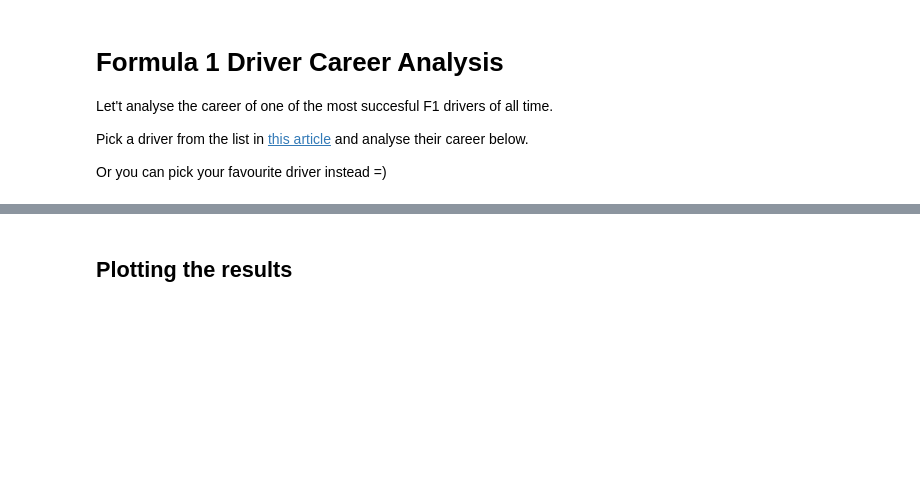
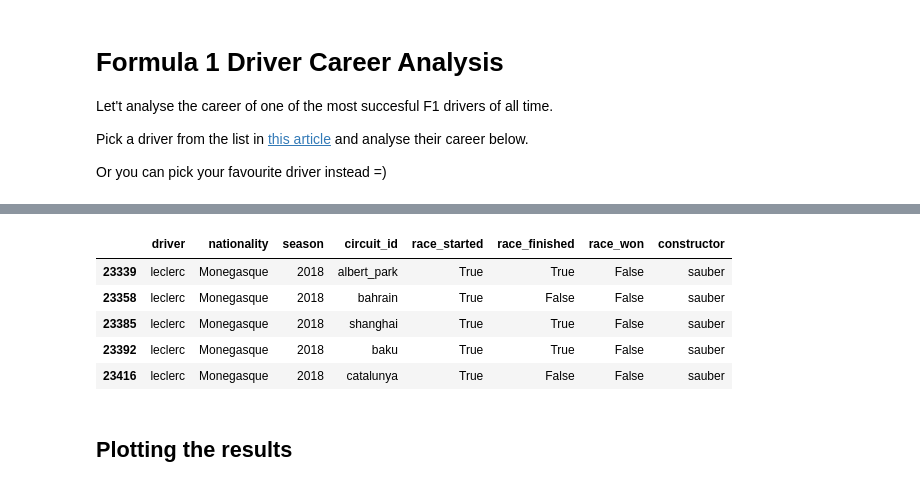
Before and after one commit to marcuscristianv/bootcamp, a Jupyter notebook: 2022/python_workshop/notebooks/08_pandas.ipynb, the cells around one changed output, grey strips where cells are left out. Saved outputs shown, nothing was run; the diff lists cells and outputs as text; code cells hidden in the pictures; blank space fills up the shorter version.

```diff
--- a/2022/python_workshop/notebooks/08_pandas.ipynb
+++ b/2022/python_workshop/notebooks/08_pandas.ipynb
@@ -425,6 +443,6 @@ f1_results['driver'].unique()
 # %%
 # which driver have you chosen?
-driver = 'hamilton'
+driver = 'leclerc'
 
 # what nationality is this driver?
 nationality = f1_results[f1_results['driver'] == driver]['nationality'].unique()
@@ -469,27 +491,35 @@ print(f"{driver} has won {races_won} races")
 # %%
 # create a dataframe that contains the follwing information:
 #
 # driver
 # nationality
 # season
 # circuit_id
 # race_started (Boolean)
 # race_finished (Boolean)
 # race_won (Boolean)
 # constructor
 
-f1_career = {'driver': [],
-             'nationality': [],
-             'season': [],
-             'circuit_id': [],
-             'race_started': [],
-             'race_finished': [],
-             'race_won': [],
-             'constructor': []
+f1_results.head(100)
+f1_career = {'driver': f1_results[f1_results["driver"] == driver]["driver"],
+             'nationality': f1_results[f1_results["driver"] == driver]["nationality"],
+             'season': f1_results[f1_results["driver"] == driver]["season"],
+             'circuit_id': f1_results[f1_results["driver"] == driver]["circuit_id"],
+             'race_started': [status not in ["Did not qualify", "Did not prequalify", "Not classified"] for status in list(f1_results[f1_results["driver"] == driver]["status"])],
+             'race_finished': [status == "Finished" for status in list(f1_results[f1_results["driver"] == driver]["status"])],
+             'race_won': [podium == 1 for podium in list(f1_results[f1_results["driver"] == driver]["podium"])],
+             'constructor': f1_results[f1_results["driver"] == driver]["constructor"]
             }
 
 f1_career = pd.DataFrame(f1_career)
 f1_career.head()
+# %% [output]
+|  | driver | nationality | season | circuit_id | race_started | race_finished | race_won | constructor |
+| 23339 | leclerc | Monegasque | 2018 | albert_park | True | True | False | sauber |
+| 23358 | leclerc | Monegasque | 2018 | bahrain | True | False | False | sauber |
+| 23385 | leclerc | Monegasque | 2018 | shanghai | True | True | False | sauber |
+| 23392 | leclerc | Monegasque | 2018 | baku | True | True | False | sauber |
+| 23416 | leclerc | Monegasque | 2018 | catalunya | True | False | False | sauber |
 # %% [markdown]
 ## Plotting the results
 # %%
```
Also changed, not shown: parts of 7 cells of this notebook.
